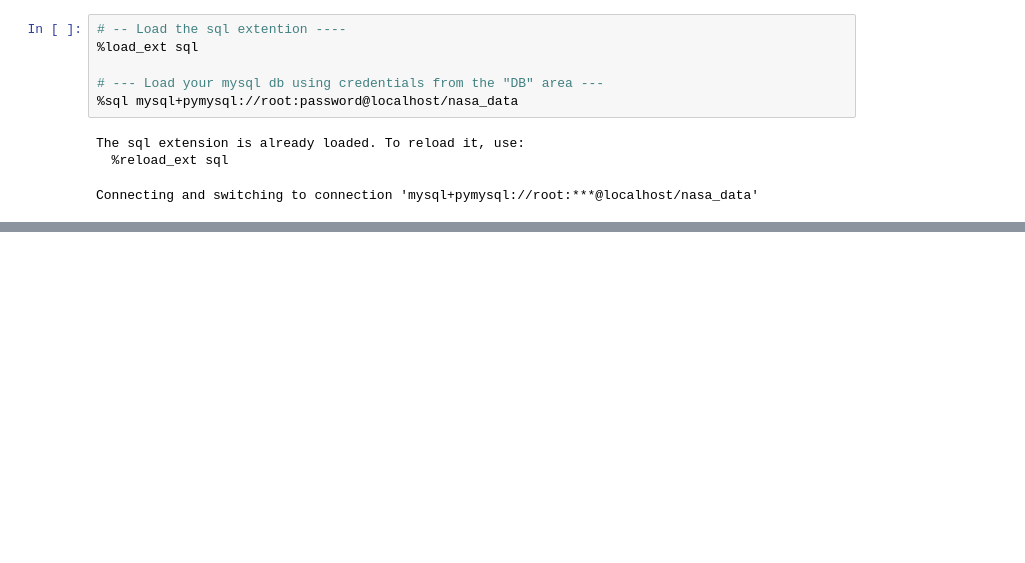
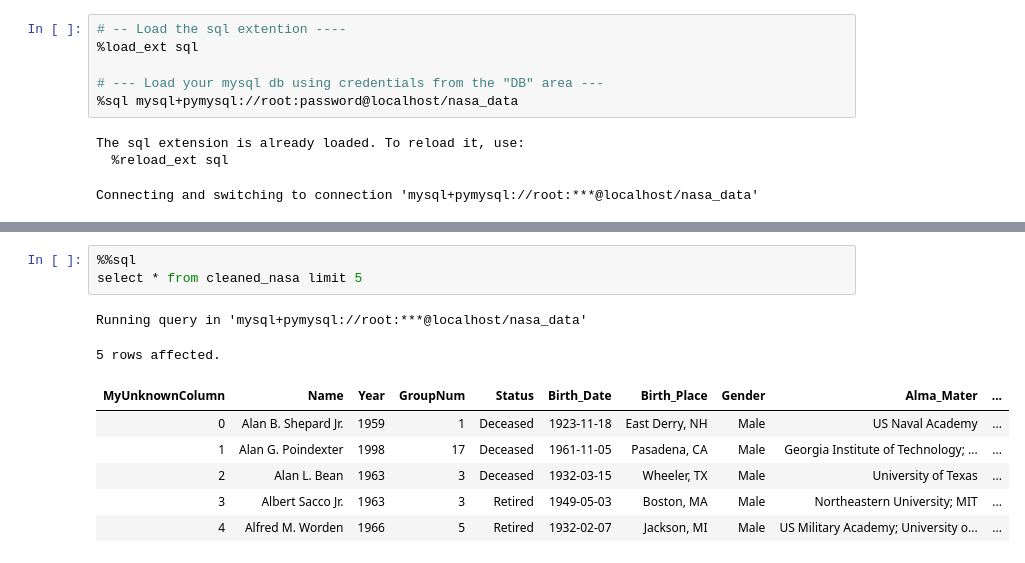
Before and after one commit to AlazarG19/Unveiling-the-stars-Data-Analysis-Project-on-Nasa-Data, a Jupyter notebook: Untitled.ipynb, the cells around one changed output, grey strips where cells are left out. Drawn from its saved outputs; the diff is of its cells as text; blank space fills up the shorter version.

```diff
--- a/Untitled.ipynb
+++ b/Untitled.ipynb
@@ -115,0 +122,12 @@ Connecting and switching to connection 'mysql+pymysql://root:***@localhost/nasa_
+# %%
+%%sql
+select * from cleaned_nasa limit 5
+# %% [output]
+Running query in 'mysql+pymysql://root:***@localhost/nasa_data'
+5 rows affected.
+| MyUnknownColumn | Name | Year | GroupNum | Status | Birth_Date | Birth_Place | Gender | Alma_Mater | ... |
+| 0 | Alan B. Shepard Jr. | 1959 | 1 | Deceased | 1923-11-18 | East Derry, NH | Male | US Naval Academy | ... |
+| 1 | Alan G. Poindexter | 1998 | 17 | Deceased | 1961-11-05 | Pasadena, CA | Male | Georgia Institute of Technology; ... | ... |
+| 2 | Alan L. Bean | 1963 | 3 | Deceased | 1932-03-15 | Wheeler, TX | Male | University of Texas | ... |
+| 3 | Albert Sacco Jr. | 1963 | 3 | Retired | 1949-05-03 | Boston, MA | Male | Northeastern University; MIT | ... |
+| 4 | Alfred M. Worden | 1966 | 5 | Retired | 1932-02-07 | Jackson, MI | Male | US Military Academy; University o... | ... |
```
Also changed, not shown: parts of 21 cells of this notebook.
